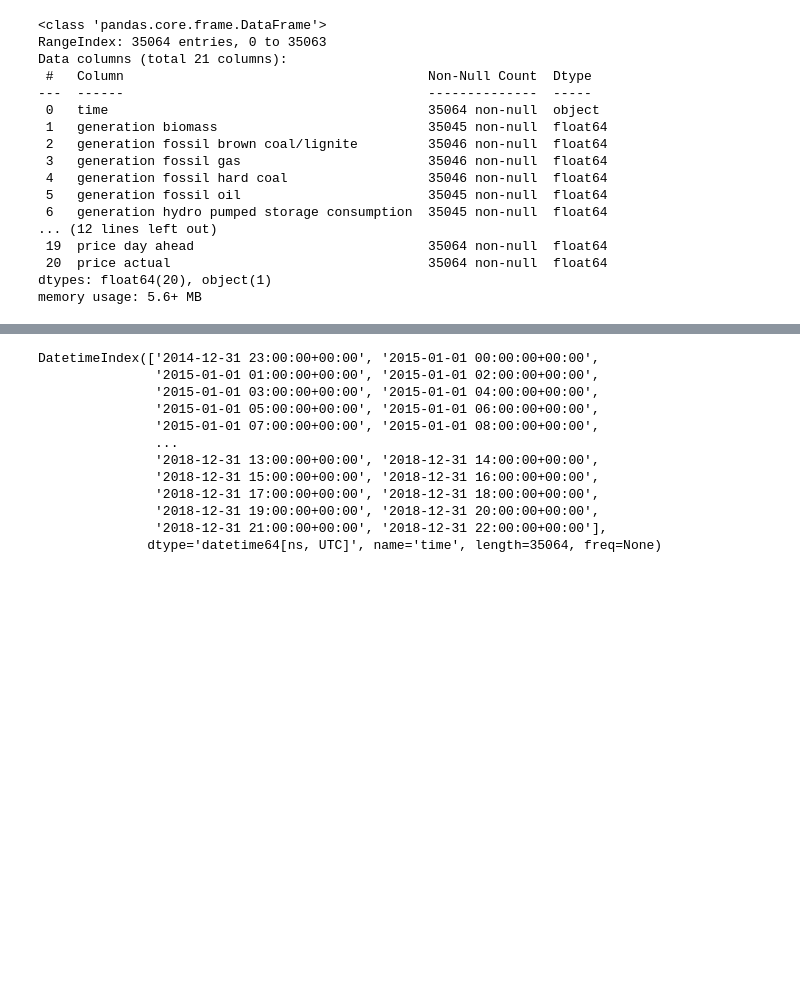
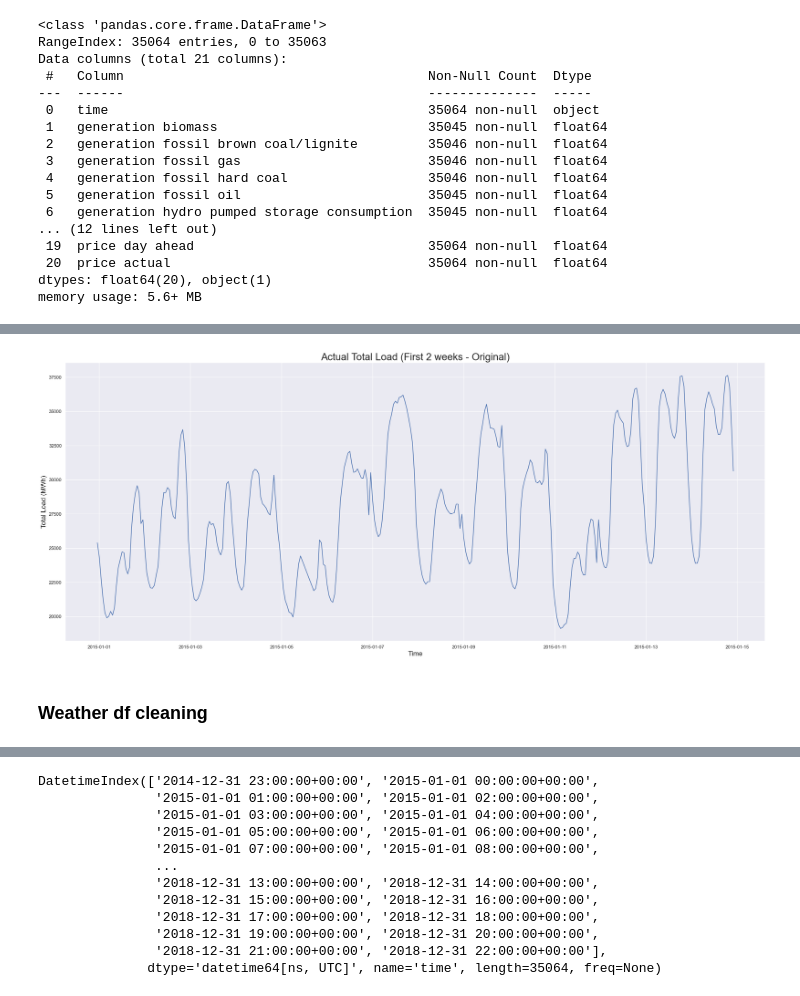
Before and after one commit to jwhogg/Airflow-local-stack, a Jupyter notebook: experiments/EDA_1_ML_EPF.ipynb, the cells around one changed output, grey strips where cells are left out. Drawn from its saved outputs; the diff is of its cells as text; code cells hidden in the pictures; blank space fills up the shorter version.

```diff
--- a/experiments/EDA_1_ML_EPF.ipynb
+++ b/experiments/EDA_1_ML_EPF.ipynb
@@ -125,0 +207,10 @@ energy_df = energy_df.set_index('time')
+# %%
+energy_df.interpolate(method='linear', limit_direction='forward', inplace=True, axis=0)
+# %%
+ax = plot_series(df=energy_df, column='total load actual', ylabel='Total Load (MWh)',
+                 title='Actual Total Load (First 2 weeks - Original)', end=24*7*2)
+plt.show()
+# %% [output]
+[figure, added]
+# %% [markdown]
+### Weather df cleaning
```
Also changed, not shown: parts of 44 cells of this notebook, 6 other files.
